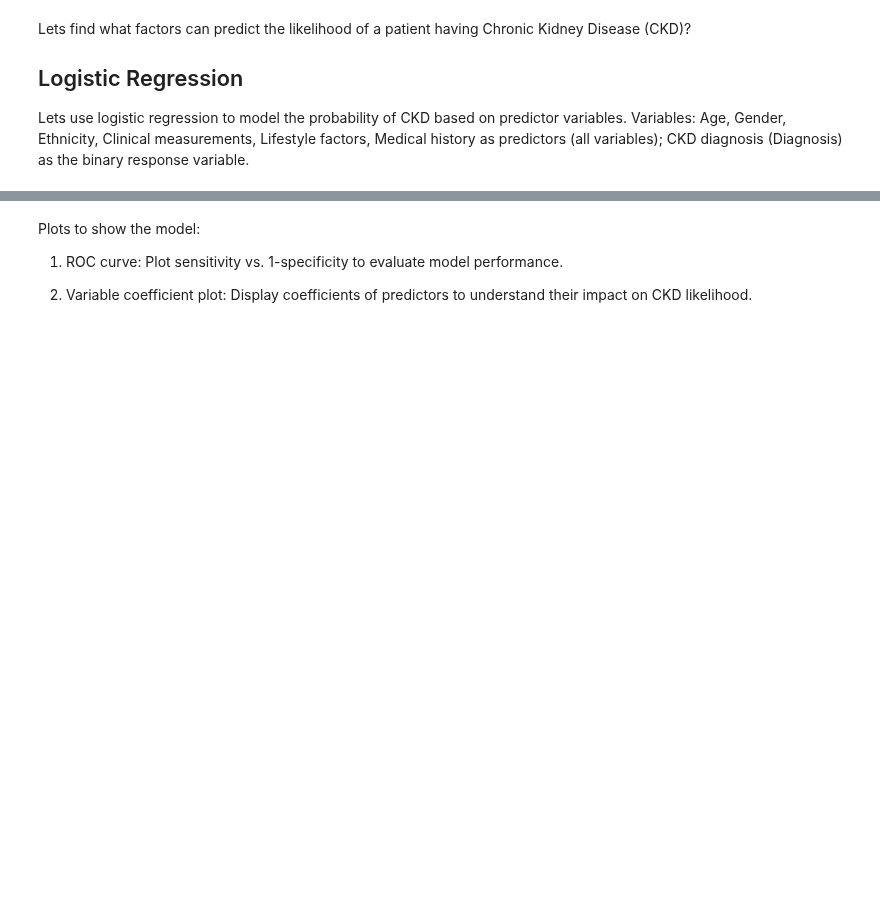
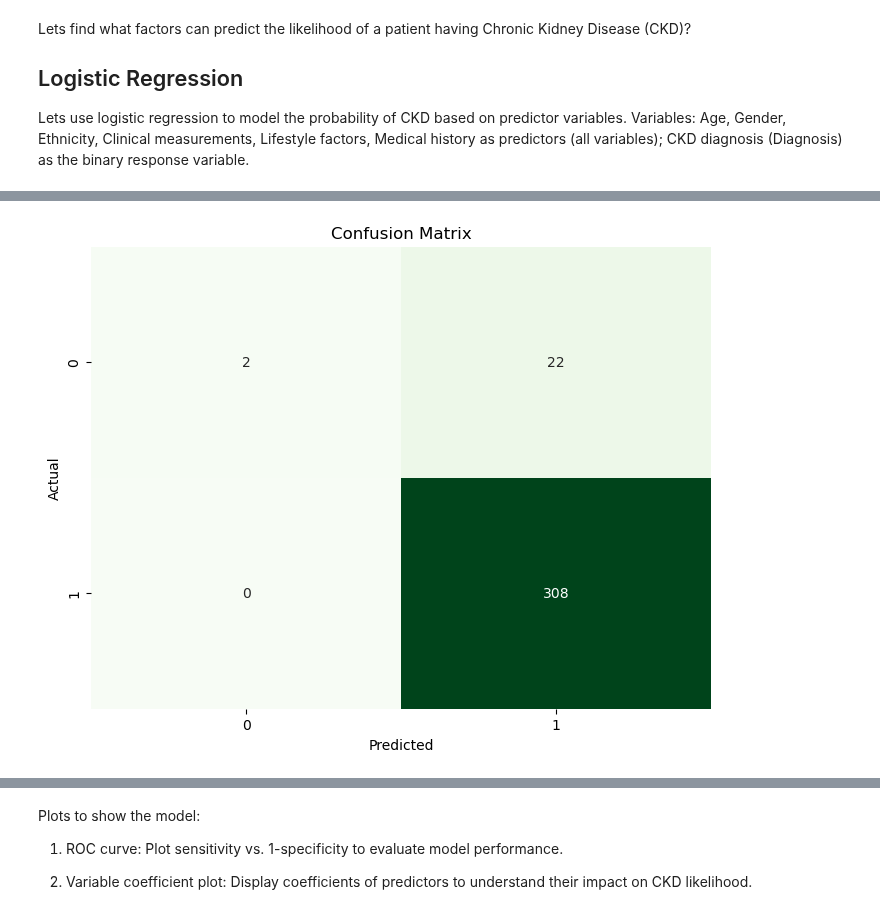
Before and after one commit to anjali-deshpande-hub/chronic_kidney_disease, a Jupyter notebook: src/CKD.ipynb, the cells around one changed output, grey strips where cells are left out. Saved outputs shown, nothing was run; the diff lists cells and outputs as text; code cells hidden in the pictures; blank space fills up the shorter version.

```diff
--- a/src/CKD.ipynb
+++ b/src/CKD.ipynb
@@ -196,0 +343,80 @@ Variables: Age, Gender, Ethnicity, Clinical measurements, Lifestyle factors, Med
+# %%
+import seaborn as sns
+from sklearn.model_selection import train_test_split
+from sklearn.pipeline import Pipeline
+from sklearn.compose import ColumnTransformer
+from sklearn.preprocessing import StandardScaler, OneHotEncoder
+from sklearn.linear_model import LogisticRegression
+from sklearn.metrics import accuracy_score, classification_report, confusion_matrix
+
+df = pd.read_csv("../data/raw/Chronic_Kidney_Dsease_data.csv")
+
+predictors = ['Age', 'SystolicBP', 'FastingBloodSugar', 'HbA1c', 'SerumCreatinine',
+              'BUNLevels', 'GFR', 'ProteinInUrine', 'ACR', 'SerumElectrolytesPotassium', 'SerumElectrolytesCalcium',
+              'SerumElectrolytesPhosphorus', 'CholesterolTotal', 'CholesterolLDL', 'CholesterolHDL', 'CholesterolTriglycerides',
+              'AlcoholConsumption', 'BMI', 'PhysicalActivity', 'DietQuality', 'SleepQuality',
+              'MedicalCheckupsFrequency', 'MedicationAdherence', 'HealthLiteracy',
+              'Gender', 'Ethnicity', 'SocioeconomicStatus', 'EducationLevel', 'Smoking', 'FamilyHistoryKidneyDisease', 'FamilyHistoryHypertension',
+              'FamilyHistoryDiabetes', 'PreviousAcuteKidneyInjury', 'UrinaryTractInfections',
+              'ACEInhibitors', 'Diuretics', 'NSAIDsUse', 'Statins', 'AntidiabeticMedications', 'Edema', 'FatigueLevels',
+              'NauseaVomiting', 'MuscleCramps', 'Itching', 'QualityOfLifeScore', 'HeavyMetalsExposure', 'OccupationalExposureChemicals',
+              'WaterQuality']
+response = 'Diagnosis'
+
+# Split data into training and testing sets (80% train, 20% test)
+X_train, X_test, y_train, y_test = train_test_split(df[predictors], df[response], test_size=0.2, random_state=42)
+
+# Preprocessing pipeline for numeric and categorical variables
+numeric_features = ['Age', 'SystolicBP', 'FastingBloodSugar', 'HbA1c', 'SerumCreatinine',
+                    'BUNLevels', 'GFR', 'ProteinInUrine', 'ACR', 'SerumElectrolytesPotassium', 'SerumElectrolytesCalcium',
+                    'SerumElectrolytesPhosphorus', 'CholesterolTotal', 'CholesterolLDL', 'CholesterolHDL', 'CholesterolTriglycerides',
+                    'AlcoholConsumption', 'BMI', 'PhysicalActivity', 'DietQuality', 'SleepQuality',
+                    'MedicalCheckupsFrequency', 'MedicationAdherence', 'HealthLiteracy']
+
+categorical_features = ['Gender', 'Ethnicity', 'SocioeconomicStatus', 'EducationLevel', 'Smoking', 'FamilyHistoryKidneyDisease', 'FamilyHistoryHypertension',
+                        'FamilyHistoryDiabetes', 'PreviousAcuteKidneyInjury', 'UrinaryTractInfections',
+                        'ACEInhibitors', 'Diuretics', 'NSAIDsUse', 'Statins', 'AntidiabeticMedications', 'Edema', 'FatigueLevels',
+                        'NauseaVomiting', 'MuscleCramps', 'Itching', 'QualityOfLifeScore', 'HeavyMetalsExposure', 'OccupationalExposureChemicals',
+                        'WaterQuality']
+
+# Preprocessing pipeline with ColumnTransformer
+numeric_transformer = Pipeline(steps=[
+    ('scaler', StandardScaler())])
+
+categorical_transformer = Pipeline(steps=[
+    ('onehot', OneHotEncoder(handle_unknown='ignore'))])
+
+preprocessor = ColumnTransformer(
+    transformers=[
+        ('num', numeric_transformer, numeric_features),
+        ('cat', categorical_transformer, categorical_features)])
+
+# Fit preprocessing pipeline on training data
+X_train_processed = preprocessor.fit_transform(X_train)
+
+# Fit logistic regression model using scikit-learn
+model = LogisticRegression(max_iter=1000)
+model.fit(X_train_processed, y_train)
+
+# Transform test data and predict
+X_test_processed = preprocessor.transform(X_test)
+y_pred = model.predict(X_test_processed)
+
+# Model evaluation
+accuracy = accuracy_score(y_test, y_pred)
+print(f'Accuracy: {accuracy:.2f}')
+
+print(classification_report(y_test, y_pred))
+
+# Confusion matrix
+conf_mat = confusion_matrix(y_test, y_pred)
+
+# Plot the heatmap
+plt.figure(figsize=(8, 6))
+sns.heatmap(conf_mat, annot=True, fmt='d', cmap='Greens', cbar=False,
+            xticklabels=model.classes_, yticklabels=model.classes_)
+plt.title('Confusion Matrix')
+plt.xlabel('Predicted')
+plt.ylabel('Actual')
+plt.show()
+# %% [output]
@@ -196,0 +432 @@ Variables: Age, Gender, Ethnicity, Clinical measurements, Lifestyle factors, Med
+[figure, added]
```
Also changed, not shown: parts of 15 cells of this notebook.
